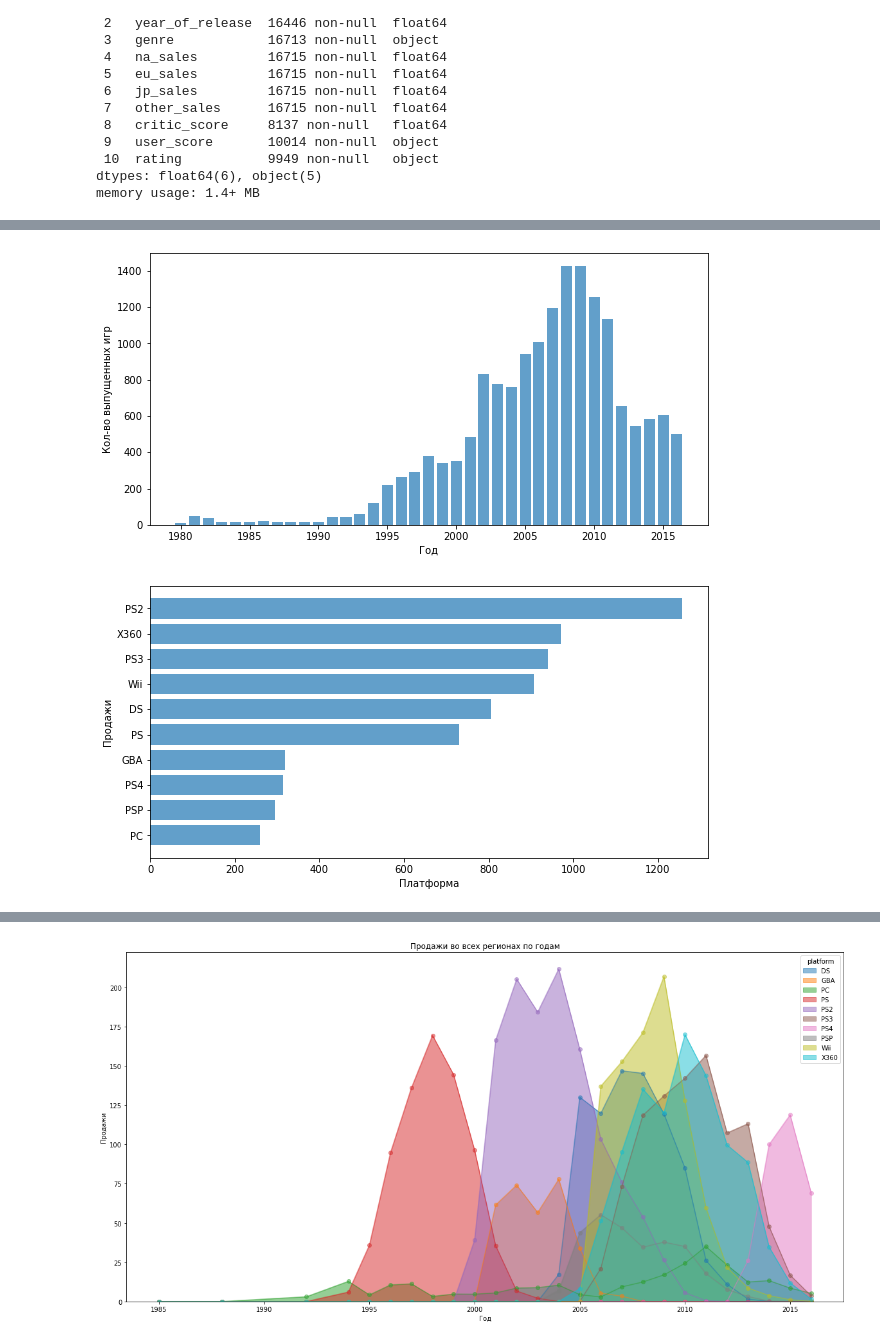
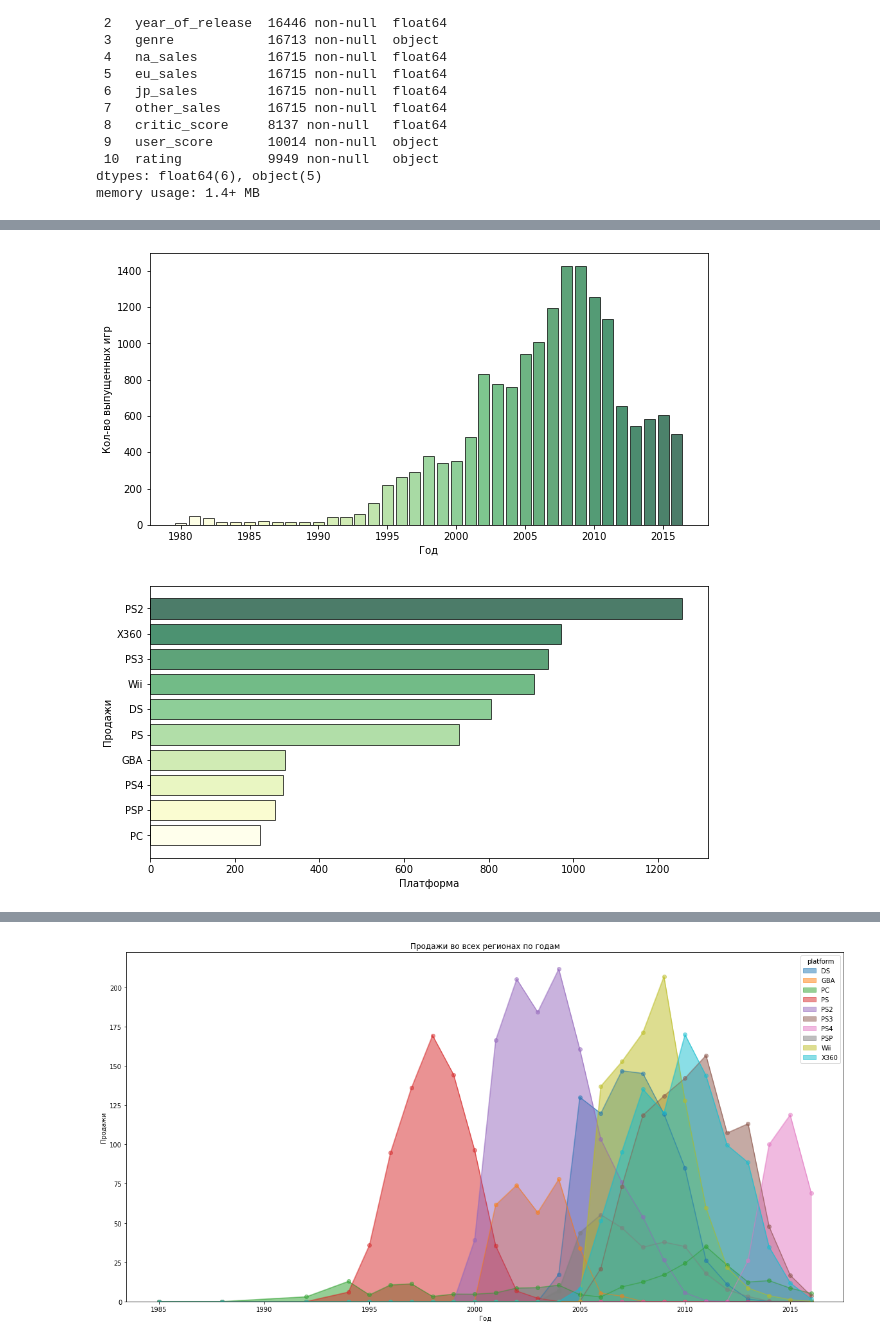
Before and after one commit to fomichev-a-d/yandex_practicum_projects, a Jupyter notebook: gamedev/games.ipynb, the cells around one changed output, grey strips where cells are left out. Cells and saved outputs as stored; diff of their text form; code cells hidden in the pictures.

```diff
--- a/gamedev/games.ipynb
+++ b/gamedev/games.ipynb
@@ -54,0 +102,2 @@ array(['E', nan, 'M', 'T', 'E10+', 'K-A', 'AO', 'EC', 'RP'], dtype=object)
+# %%
+df['user_score'] = df['user_score'].fillna('unknown')
@@ -54,0 +115,8 @@ array(['E', nan, 'M', 'T', 'E10+', 'K-A', 'AO', 'EC', 'RP'], dtype=object)
+# %%
+df['rating'] = df['rating'].fillna('unknown')
+# %%
+for index in range(len(df['rating'])):
+    if df['rating'][index] in [0, 'RP']:
+        df['rating'][index] = 'unknown'
+    if df['rating'][index] in ['K-A', 'EC']:
+        df['rating'][index] = 'E'
@@ -74,27 +168,34 @@ plt.figure(figsize=(10,5))
 plt.xlabel('Год')
 plt.ylabel('Кол-во выпущенных игр')
 
-plt.bar(x, y, alpha=0.7)
+colors = plt.cm.YlGn(np.linspace(0, 1, len(x)))
+
+plt.bar(x, y, color=colors, edgecolor = "black", alpha=0.7)
 plt.show()
 # %% [output]
-[figure, old version]
+[figure, new version]
 # %%
 pivot_by_platform = df.pivot_table(index='platform',
-                                   values='total_sales',
+                                   values=['na_sales', 'eu_sales', 'jp_sales', 'other_sales', 'total_sales'],
                                    aggfunc='sum').sort_values(by='total_sales',
                                                                 ascending=True).tail(10)
 # %%
 x=pivot_by_platform.index
 y=pivot_by_platform['total_sales']
+
+gradient = np.linspace(0, 1, 256)
+
+colors = plt.cm.YlGn(np.linspace(0, 1, len(x)))
 
 plt.figure(figsize=(10,5))
 
 plt.xlabel('Платформа')
 plt.ylabel('Продажи')
 
-plt.barh(x, y, alpha=0.7)
+plt.barh(x, y, color=colors, edgecolor = "black", alpha=0.7)
+
 plt.show()
 # %% [output]
-[figure, old version]
+[figure, new version]
 # %%
 top_platforms = list(pivot_by_platform.index)
```
Also changed, not shown: parts of 61 cells of this notebook.
